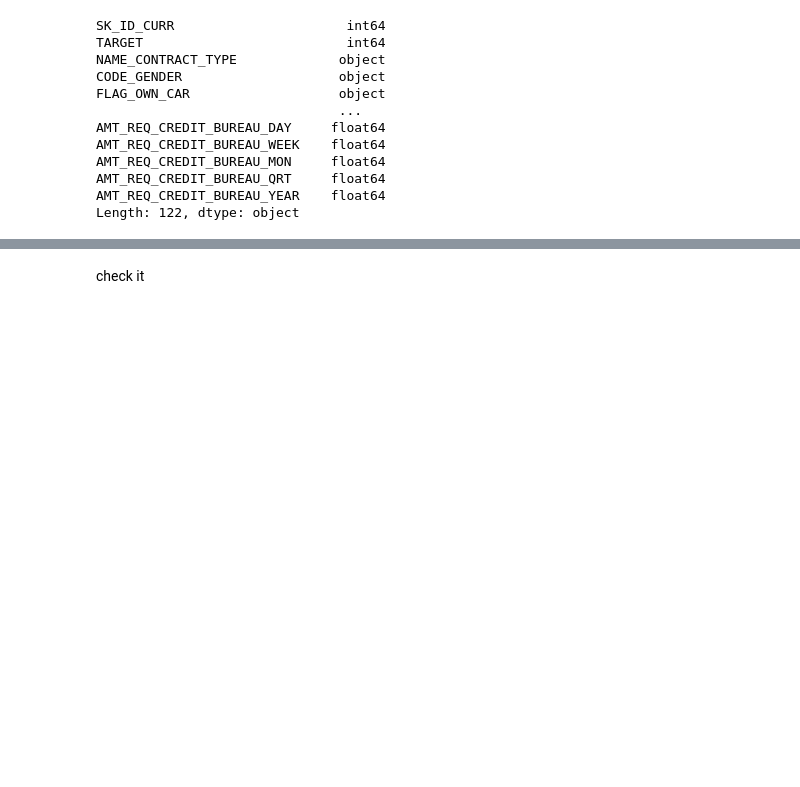
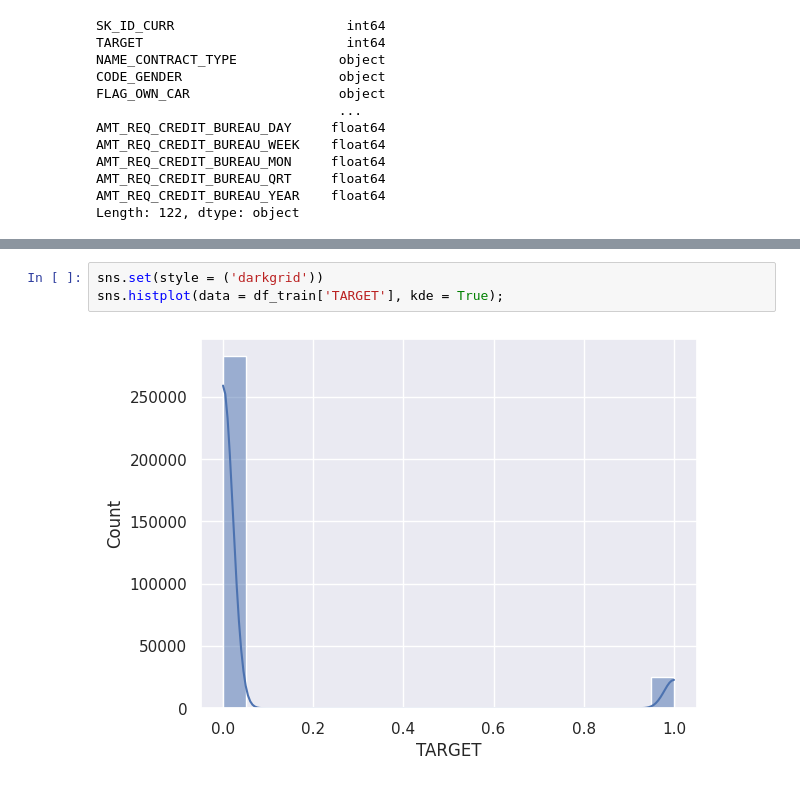
Before and after one commit to vthuhien/Data, a Jupyter notebook: Home_credit/home_credit_analysis.ipynb, the cells around one changed output, grey strips where cells are left out. Cells and saved outputs as stored; diff of their text form; blank space fills up the shorter version.

```diff
--- a/Home_credit/home_credit_analysis.ipynb
+++ b/Home_credit/home_credit_analysis.ipynb
@@ -156,2 +150,5 @@ df_train.describe()
-# %% [markdown]
-check it
+# %%
+sns.set(style = ('darkgrid'))
+sns.histplot(data = df_train['TARGET'], kde = True);
+# %% [output]
+[figure, added]
```
Also changed, not shown: parts of 8 cells of this notebook, 1 other file.
